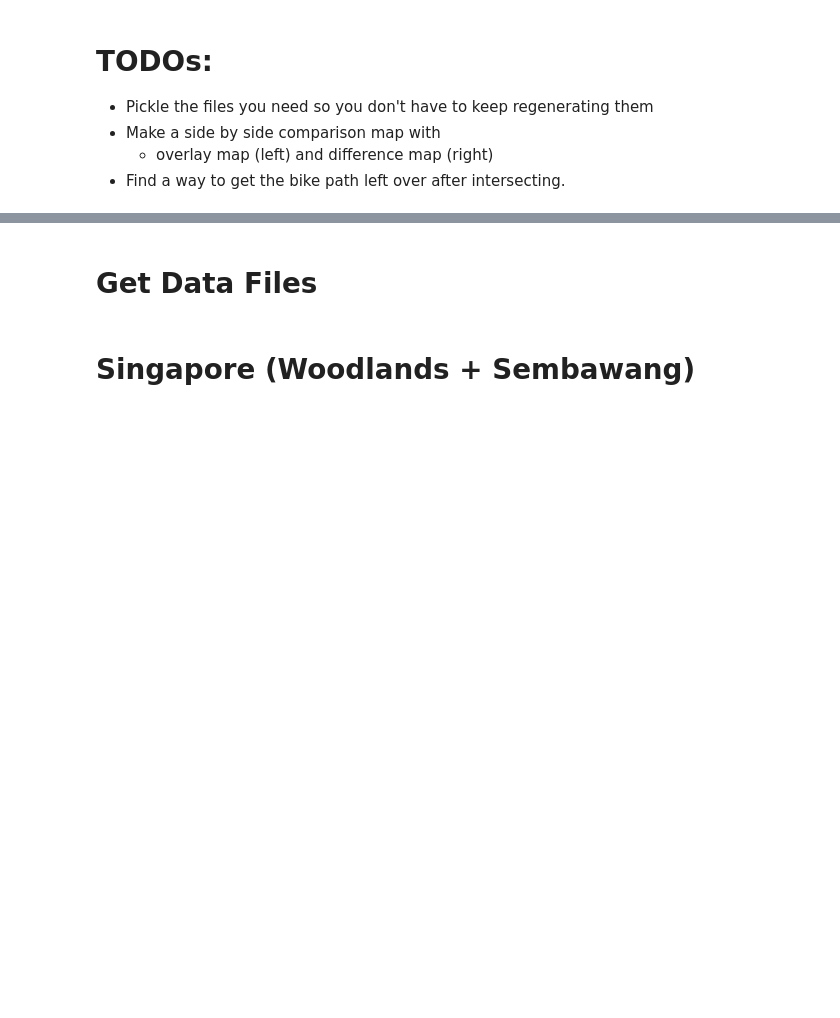
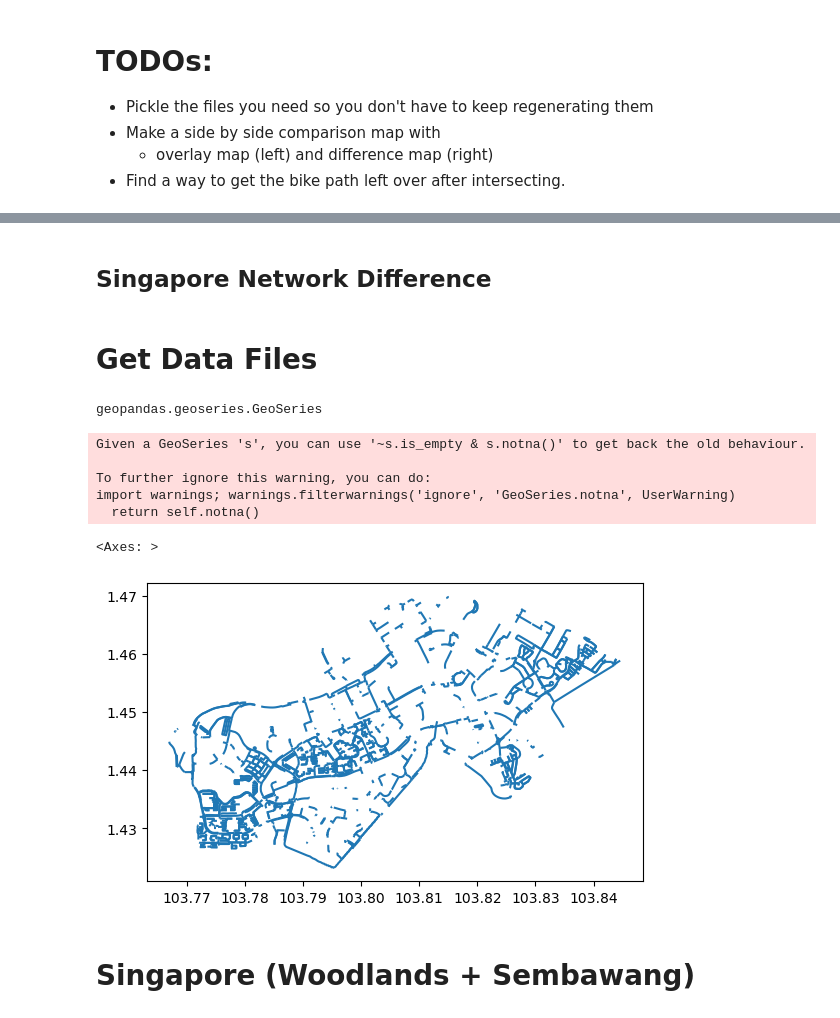
Before and after one commit to nicholas-ko-zy/blog-post-illustrations, a Jupyter notebook: 20260404_TransportationSeparation/networks.ipynb, the cells around one changed output, grey strips where cells are left out. Drawn from its saved outputs; the diff is of its cells as text; code cells hidden in the pictures; blank space fills up the shorter version.

```diff
--- a/20260404_TransportationSeparation/networks.ipynb
+++ b/20260404_TransportationSeparation/networks.ipynb
@@ -41,3 +128,5 @@ with open("config.toml", "rb") as f:
+# %% [markdown]
+## Singapore Network Difference
 # %% [markdown]
 # Get Data Files
 # %%
@@ -76,4 +165,8 @@ delft_bike_line_strings = preprocessing.place_to_line_string(DELFT_SEARCH_TERMS,
 # preprocessing.pickle_object(wlds_semb_bike_line_strings, "./data/pickled/wlds_semb_bike_line_strings.pkl")
 # preprocessing.pickle_object(delft_road_line_strings, "./data/pickled/delft_road_line_strings.pkl")
 # preprocessing.pickle_object(delft_bike_line_strings, "./data/pickled/delft_bike_line_strings.pkl")
+# %%
+type(wlds_semb_bike_edges_gdf['geometry'])
+# %% [output]
+geopandas.geoseries.GeoSeries
 # %%
@@ -99,3 +186,33 @@ delft_bike_line_strings = gdf_to_line_string_list(delft_bike_network_edges)
+# %%
+sg_difference_gdf = difference_series_to_gpd(sg_network_diff_series)
+sg_difference_gdf.head(2)
+
+# Merged multiline map
+map_sg_diff = folium.Map(location=[1.37529, 103.80465], tiles="CartoDB Positron", zoom_start=11.5)
+MousePosition().add_to(map)
+
+tooltip = folium.GeoJsonTooltip(
+    fields=['tooltip_label'],
+    aliases=["Network Type:"]
+)
+
+folium.GeoJson(sg_difference_gdf,
+               tooltip=tooltip,
+               ).add_to(map_sg_diff)
+
+
+map_sg_diff.save("./maps/diff_sg.html")
+# %% [output]
+Given a GeoSeries 's', you can use '~s.is_empty & s.notna()' to get back the old behaviour.
+
+To further ignore this warning, you can do:
+import warnings; warnings.filterwarnings('ignore', 'GeoSeries.notna', UserWarning)
+  return self.notna()
+# %%
+sg_network_diff_gdf.plot()
+# %% [output]
+<Axes: >
+[figure, added]
 # %% [markdown]
 # Singapore (Woodlands + Sembawang)
 # %%
```
Also changed, not shown: parts of 11 cells of this notebook, 9 other files.
